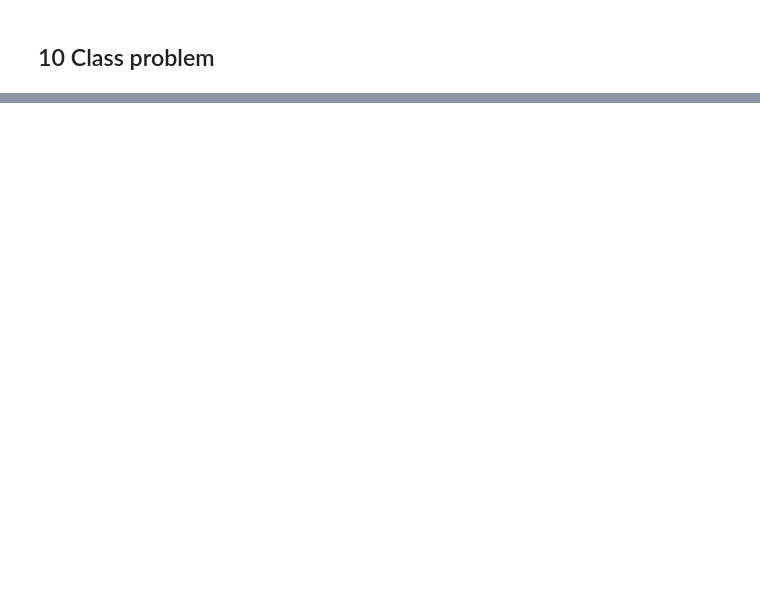
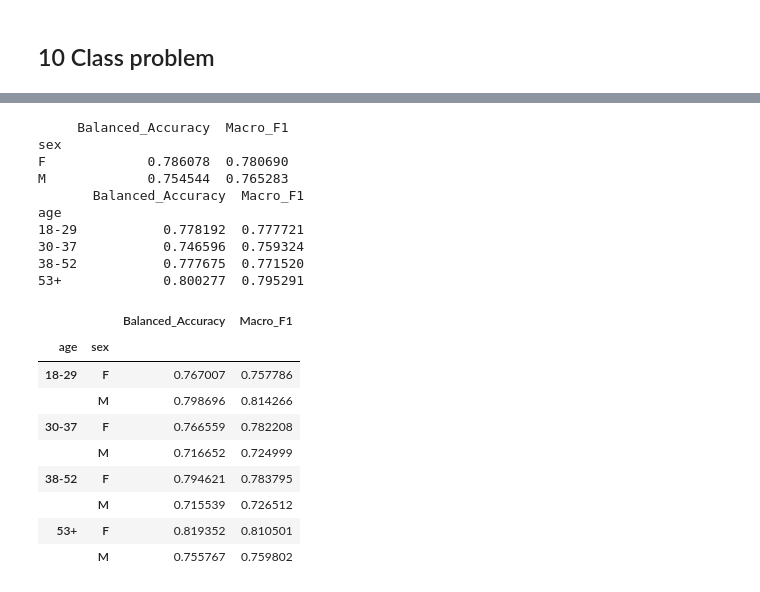
Before and after one commit to finlayscheib/capture24, a Jupyter notebook: Deep_models.ipynb, the cells around one changed output, grey strips where cells are left out. Saved outputs shown, nothing was run; the diff lists cells and outputs as text; code cells hidden in the pictures; blank space fills up the shorter version.

```diff
--- a/Deep_models.ipynb
+++ b/Deep_models.ipynb
@@ -325,0 +346,8 @@ test/f1: 0.469
+# %%
+meta_data = pd.read_csv('data\capture24\metadata.csv')
+metrics_pp = pd.read_csv("Participant_Metrics_Summary.csv")
+# %%
+#Gets just participants 101-151
+meta_data_test = meta_data.iloc[-51:].drop(columns = ["pid"], axis = 1)
+meta_data_test = meta_data_test.reset_index(drop=True)
+master = pd.merge(metrics_pp, meta_data_test, left_index = True, right_index=True)
@@ -325,0 +361,34 @@ test/f1: 0.469
+# %%
+#find average BACC and F1 in...
+
+#Male and gender
+by_gender = master.groupby('sex')[["Balanced_Accuracy", "Macro_F1"]].mean()
+
+#Age
+by_age = master.groupby('age')[["Balanced_Accuracy", "Macro_F1"]].mean()
+
+both = master.groupby(['age', 'sex'])[["Balanced_Accuracy", "Macro_F1"]].mean()
+print(by_gender)
+print(by_age)
+both
+# %% [output]
+     Balanced_Accuracy  Macro_F1
+sex
+F             0.786078  0.780690
+M             0.754544  0.765283
+       Balanced_Accuracy  Macro_F1
+age
+18-29           0.778192  0.777721
+30-37           0.746596  0.759324
+38-52           0.777675  0.771520
+53+             0.800277  0.795291
+|  |  | Balanced_Accuracy | Macro_F1 |
+| age | sex |  |  |
+| 18-29 | F | 0.767007 | 0.757786 |
+|  | M | 0.798696 | 0.814266 |
+| 30-37 | F | 0.766559 | 0.782208 |
+|  | M | 0.716652 | 0.724999 |
+| 38-52 | F | 0.794621 | 0.783795 |
+|  | M | 0.715539 | 0.726512 |
+| 53+ | F | 0.819352 | 0.810501 |
+|  | M | 0.755767 | 0.759802 |
```
Also changed, not shown: parts of 8 cells of this notebook, 2 other files.
